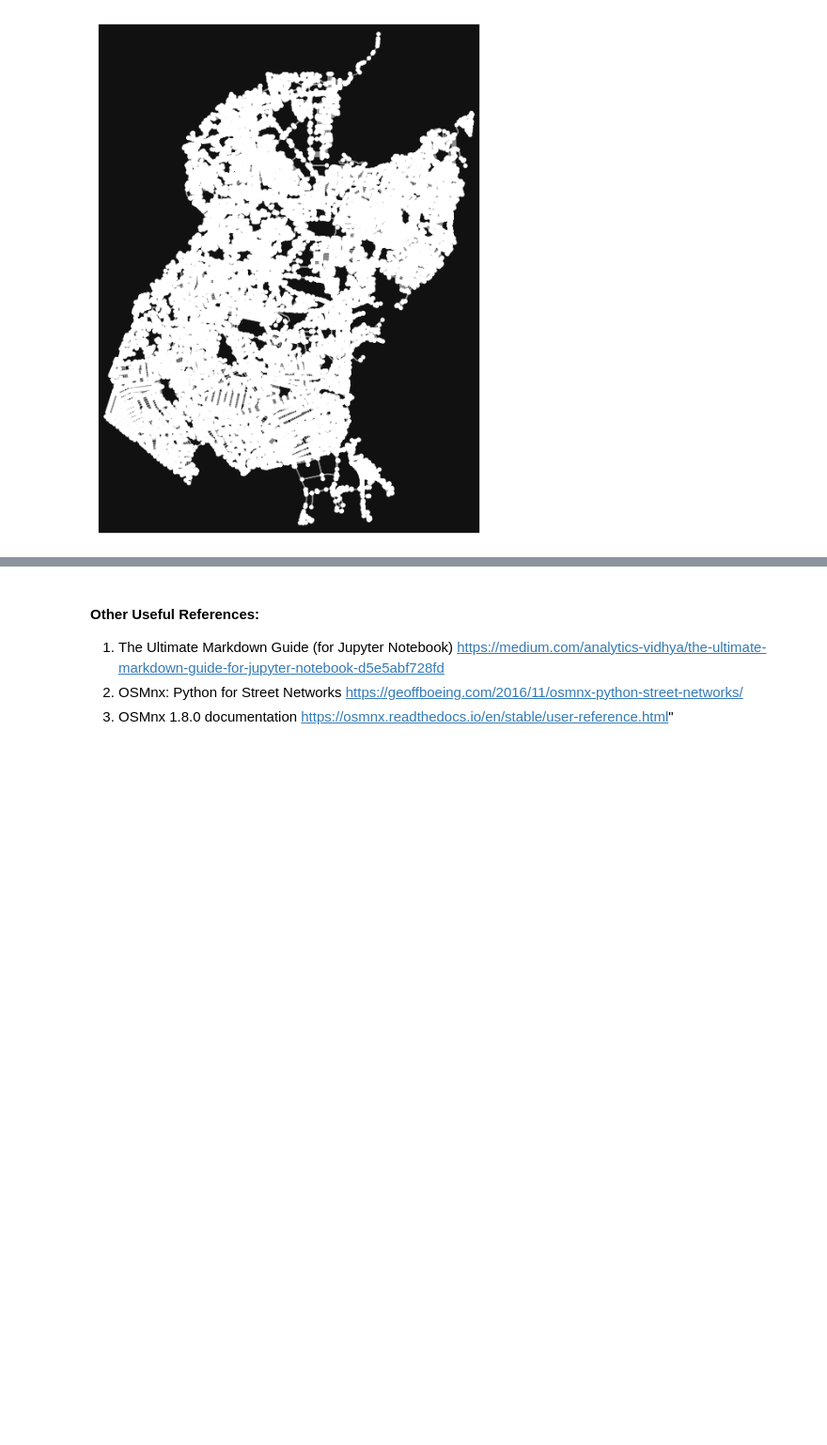
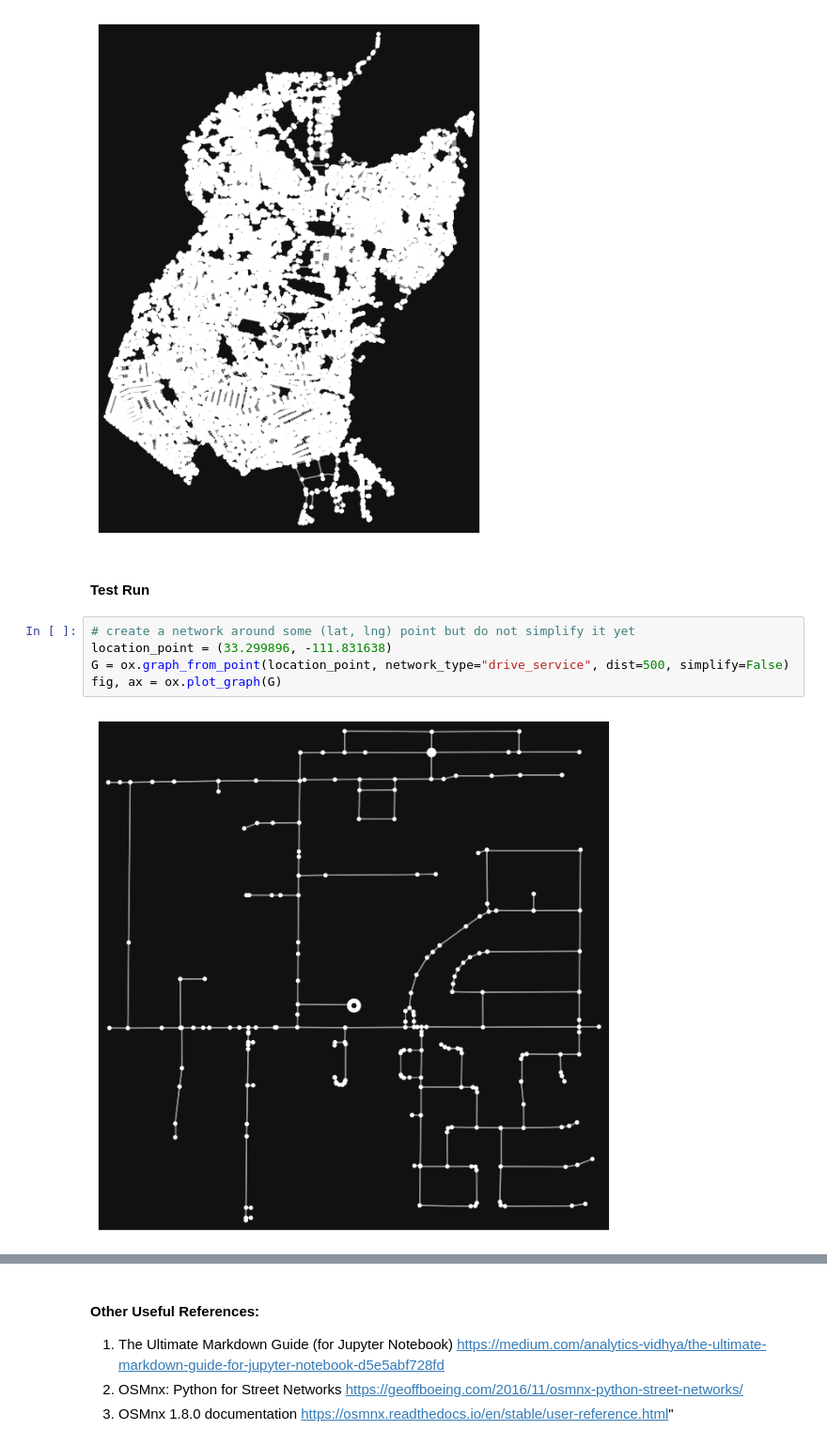
Before and after one commit to msescordial/rnga, a Jupyter notebook: Testing.ipynb, the cells around one changed output, grey strips where cells are left out. Shown at 94% size. Drawn from its saved outputs; the diff is of its cells as text; blank space fills up the shorter version.

```diff
--- a/Testing.ipynb
+++ b/Testing.ipynb
@@ -63,3 +63,12 @@ H = ox.graph.graph_from_place("Quezon City,Metro Manila, Philippines", network_t
 fig, ax = ox.plot_graph(H)
 # %% [output]
 [figure]
+# %% [markdown]
+#### Test Run
+# %%
+# create a network around some (lat, lng) point but do not simplify it yet
+location_point = (33.299896, -111.831638)
+G = ox.graph_from_point(location_point, network_type="drive_service", dist=500, simplify=False)
+fig, ax = ox.plot_graph(G)
+# %% [output]
+[figure, added]
```
Also changed, not shown: parts of 15 cells of this notebook.
